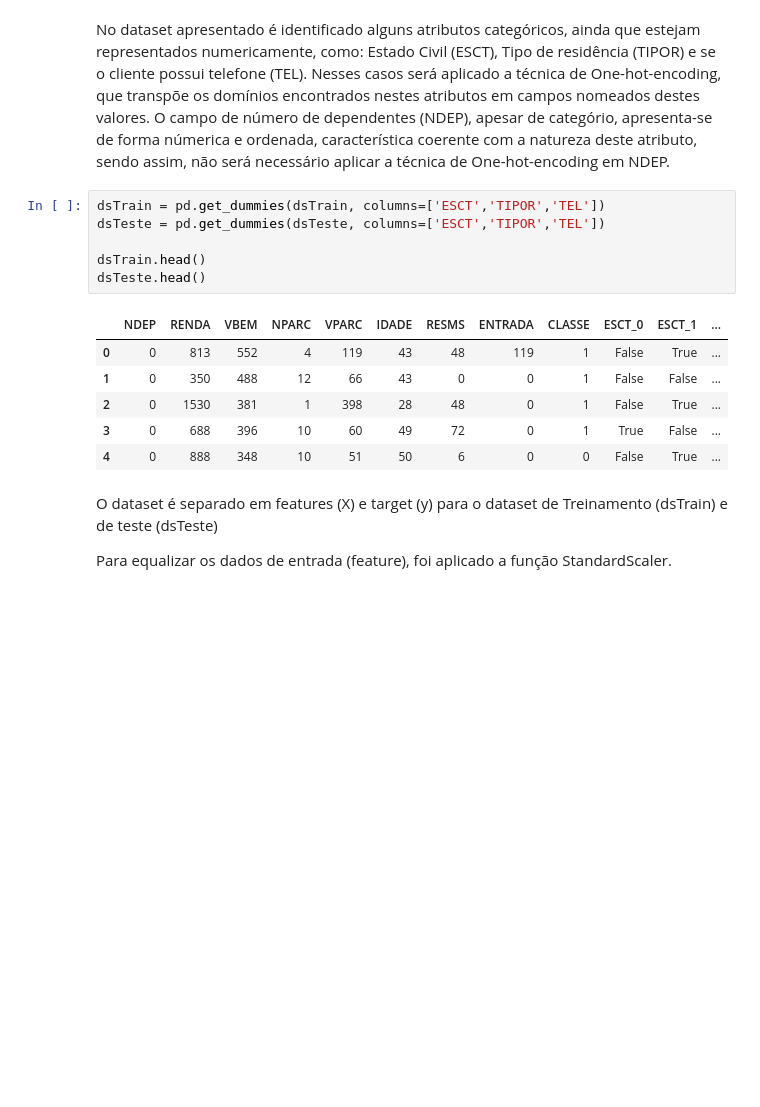
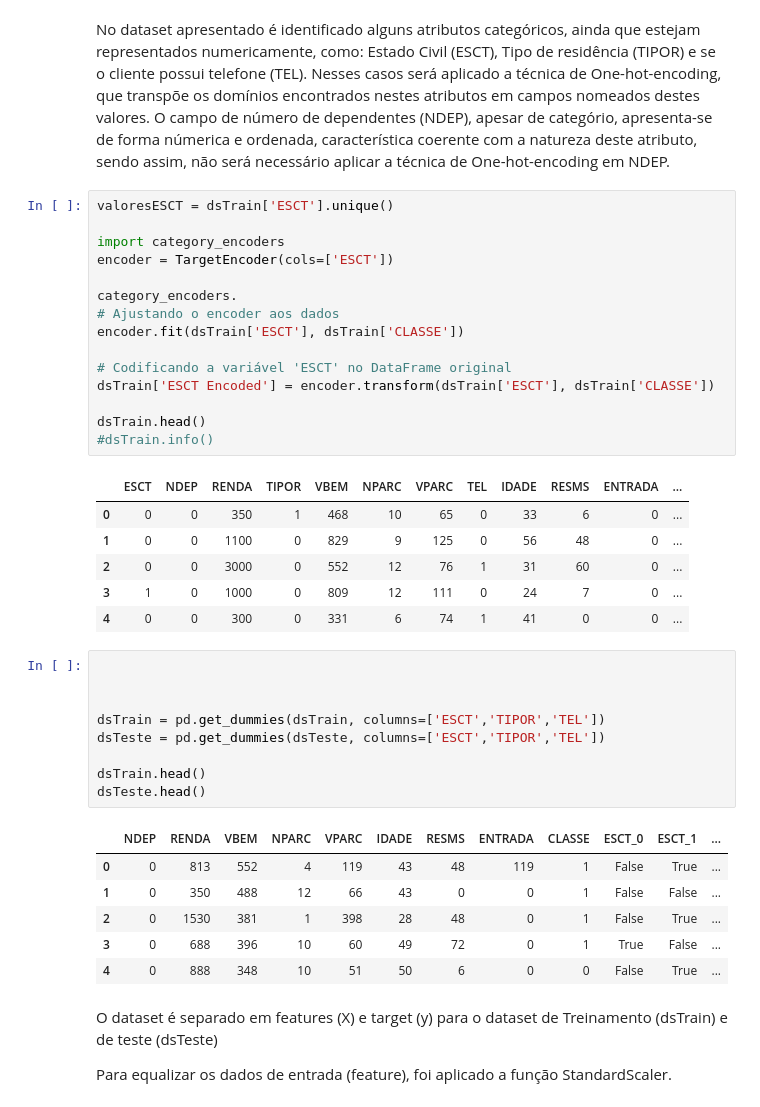
Before and after one commit to helioacastro/Aprendizagem-de-Maquina, a Jupyter notebook: notebooks/AM_T2_HELIO_ARAUJO_E_CASTRO.ipynb, the cells around one changed output. Drawn from its saved outputs; the diff is of its cells as text; blank space fills up the shorter version.

```diff
--- a/notebooks/AM_T2_HELIO_ARAUJO_E_CASTRO.ipynb
+++ b/notebooks/AM_T2_HELIO_ARAUJO_E_CASTRO.ipynb
@@ -66,6 +64,31 @@ memory usage: 140.7 KB
 # %% [markdown]
 No dataset apresentado é identificado alguns atributos categóricos, ainda que estejam representados numericamente, como: Estado Civil (ESCT), Tipo de residência (TIPOR) e se o cliente possui telefone (TEL). Nesses casos será aplicado a técnica de One-hot-encoding, que transpõe os domínios encontrados nestes atributos em campos nomeados destes valores. O campo de número de dependentes (NDEP), apesar de categório, apresenta-se de forma númerica e ordenada, característica coerente com a natureza deste atributo, sendo assim, não será necessário aplicar a técnica de One-hot-encoding em NDEP.
+# %%
+valoresESCT = dsTrain['ESCT'].unique()
+
+import category_encoders
+encoder = TargetEncoder(cols=['ESCT'])
+
+category_encoders.
+# Ajustando o encoder aos dados
+encoder.fit(dsTrain['ESCT'], dsTrain['CLASSE'])
+
+# Codificando a variável 'ESCT' no DataFrame original
+dsTrain['ESCT Encoded'] = encoder.transform(dsTrain['ESCT'], dsTrain['CLASSE'])
+
+dsTrain.head()
+#dsTrain.info()
+# %% [output]
+|  | ESCT | NDEP | RENDA | TIPOR | VBEM | NPARC | VPARC | TEL | IDADE | RESMS | ENTRADA | ... |
+| 0 | 0 | 0 | 350 | 1 | 468 | 10 | 65 | 0 | 33 | 6 | 0 | ... |
+| 1 | 0 | 0 | 1100 | 0 | 829 | 9 | 125 | 0 | 56 | 48 | 0 | ... |
+| 2 | 0 | 0 | 3000 | 0 | 552 | 12 | 76 | 1 | 31 | 60 | 0 | ... |
+| 3 | 1 | 0 | 1000 | 0 | 809 | 12 | 111 | 0 | 24 | 7 | 0 | ... |
+| 4 | 0 | 0 | 300 | 0 | 331 | 6 | 74 | 1 | 41 | 0 | 0 | ... |
 # %%
+
+
+
 dsTrain = pd.get_dummies(dsTrain, columns=['ESCT','TIPOR','TEL'])
 dsTeste = pd.get_dummies(dsTeste, columns=['ESCT','TIPOR','TEL'])
 
```
Also changed, not shown: parts of 6 cells of this notebook.
